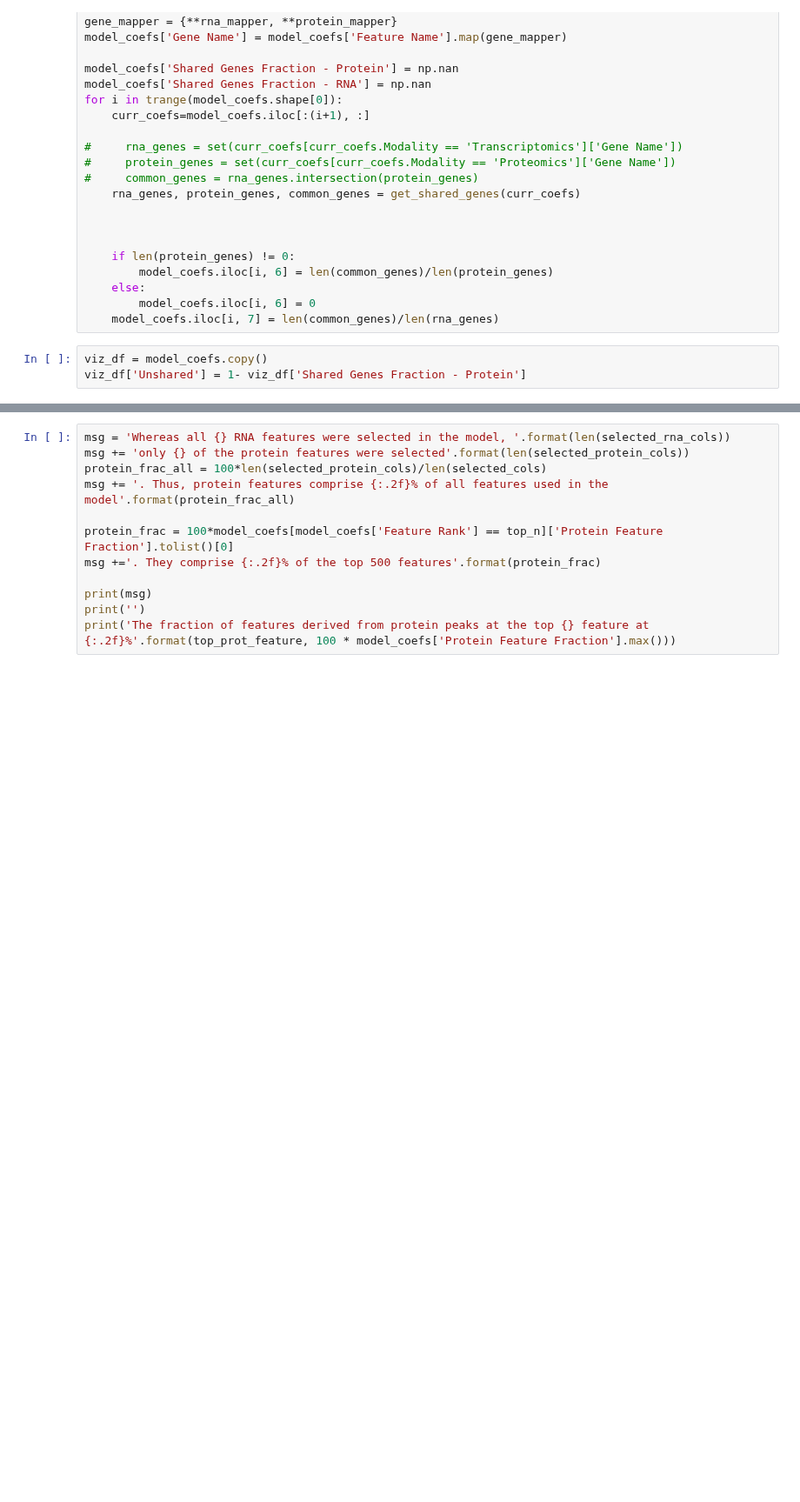
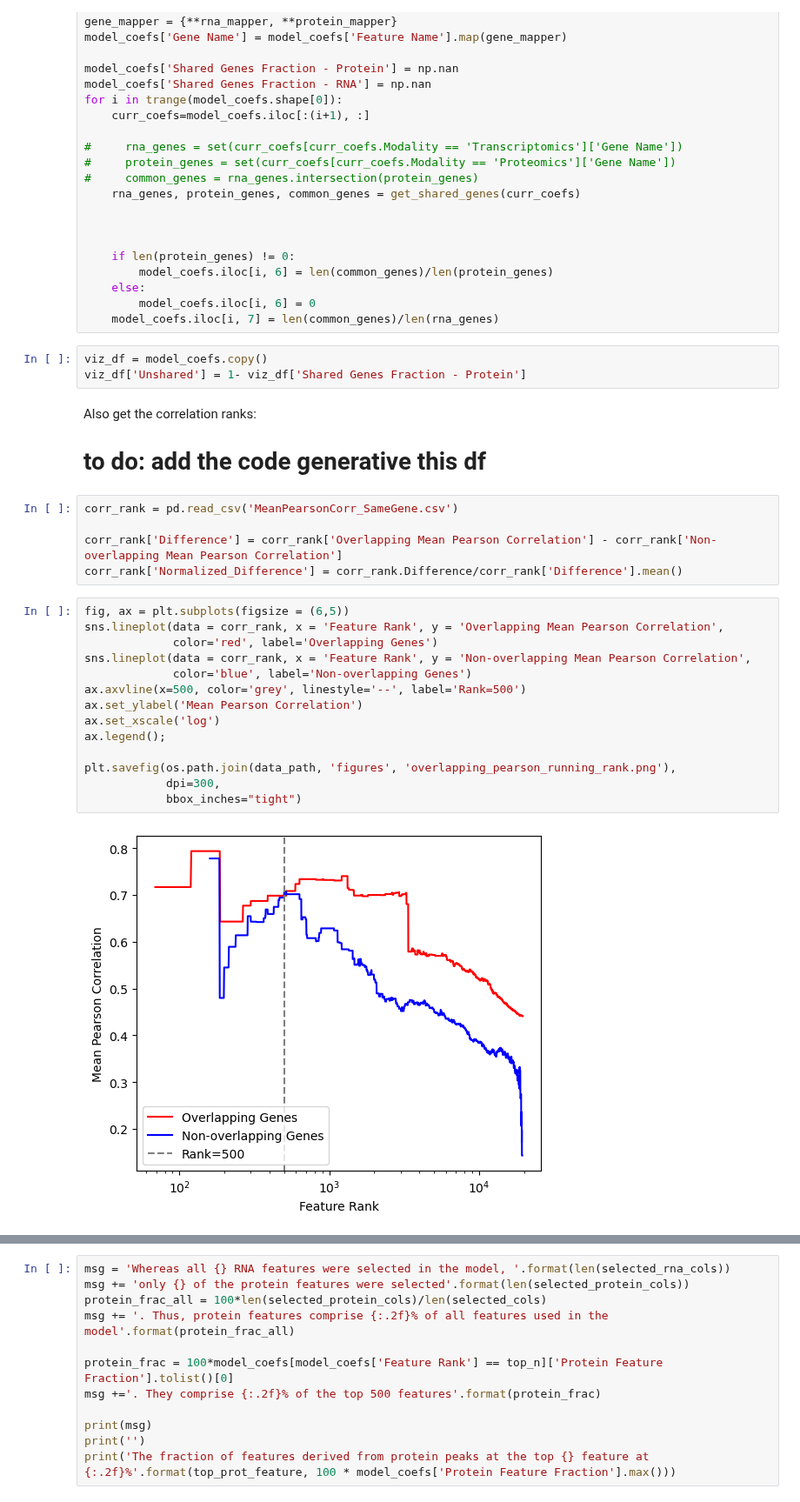
Before and after one commit to hmbaghdassarian/metastatic_potential, a Jupyter notebook: notebooks/C_joint_prediction/04_feature_analysis.ipynb, the cells around one changed output, grey strips where cells are left out. Shown at 87% size. Cells and saved outputs as stored; diff of their text form; blank space fills up the shorter version.

```diff
--- a/notebooks/C_joint_prediction/04_feature_analysis.ipynb
+++ b/notebooks/C_joint_prediction/04_feature_analysis.ipynb
@@ -299,4 +283,29 @@ for i in trange(model_coefs.shape[0]):
 # %%
 viz_df = model_coefs.copy()
 viz_df['Unshared'] = 1- viz_df['Shared Genes Fraction - Protein']
+# %% [markdown]
+Also get the correlation ranks:
+
+# to do: add the code generative this df
+# %%
+corr_rank = pd.read_csv('MeanPearsonCorr_SameGene.csv')
+
+corr_rank['Difference'] = corr_rank['Overlapping Mean Pearson Correlation'] - corr_rank['Non-overlapping Mean Pearson Correlation']
+corr_rank['Normalized_Difference'] = corr_rank.Difference/corr_rank['Difference'].mean()
+# %%
+fig, ax = plt.subplots(figsize = (6,5))
+sns.lineplot(data = corr_rank, x = 'Feature Rank', y = 'Overlapping Mean Pearson Correlation',
+             color='red', label='Overlapping Genes')
+sns.lineplot(data = corr_rank, x = 'Feature Rank', y = 'Non-overlapping Mean Pearson Correlation',
+             color='blue', label='Non-overlapping Genes')
+ax.axvline(x=500, color='grey', linestyle='--', label='Rank=500')
+ax.set_ylabel('Mean Pearson Correlation')
+ax.set_xscale('log')
+ax.legend();
+
+plt.savefig(os.path.join(data_path, 'figures', 'overlapping_pearson_running_rank.png'),
+            dpi=300,
+            bbox_inches="tight")
+# %% [output]
+[figure, added]
 # %%
```
Also changed, not shown: parts of 3 cells of this notebook, 4 other files.
